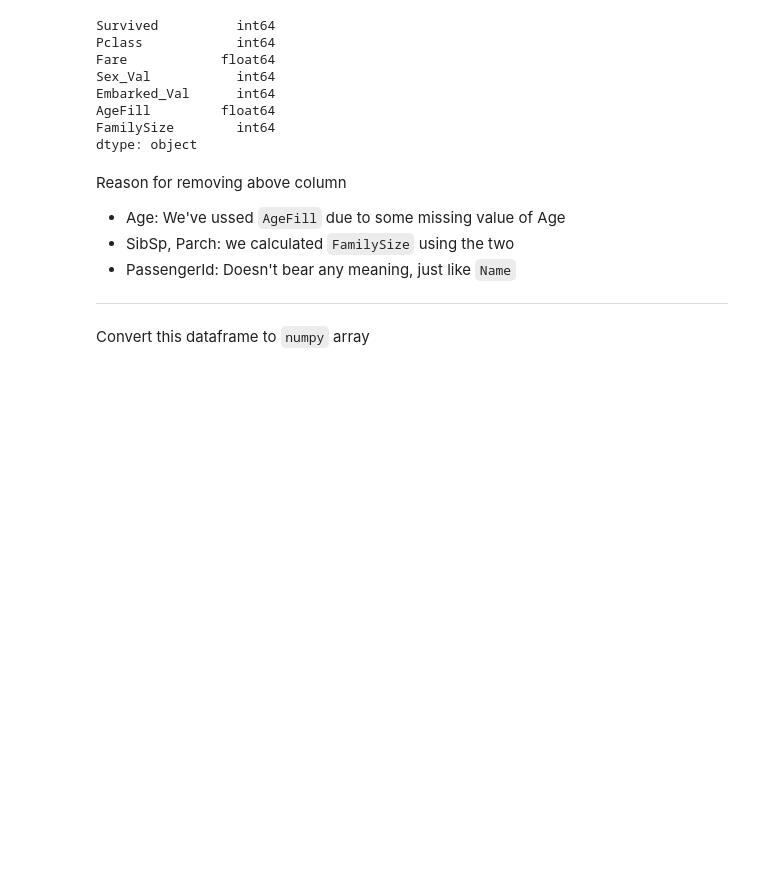
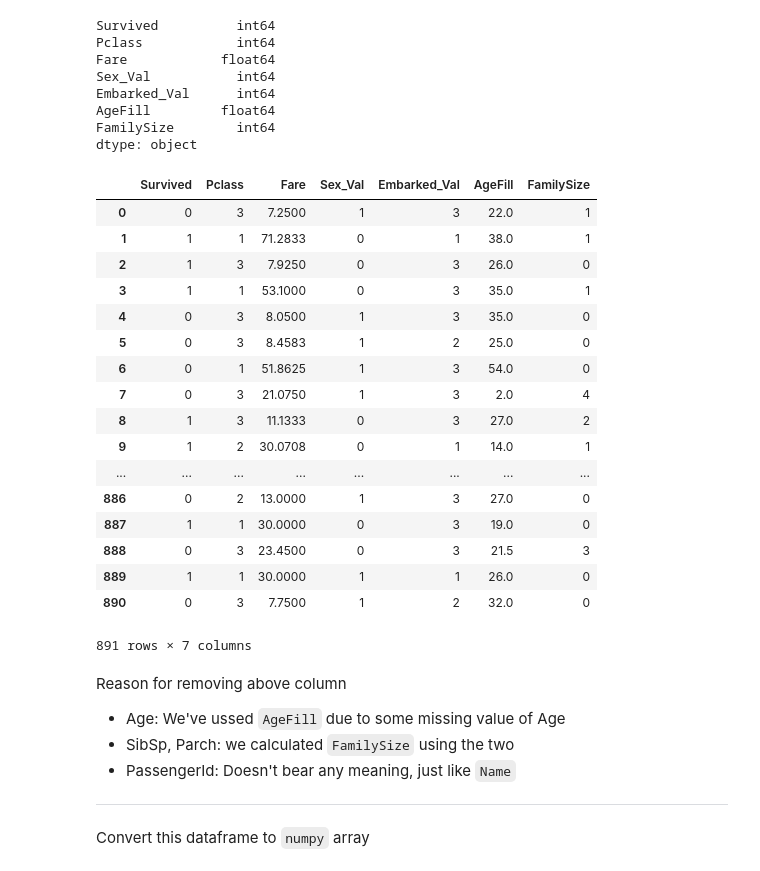
Before and after one commit to MhmdRyhn/kaggle_challenges, a Jupyter notebook: titanic/anlysis/explore.ipynb, the cells around one changed output. Saved outputs shown, nothing was run; the diff lists cells and outputs as text; code cells hidden in the pictures; blank space fills up the shorter version.

```diff
--- a/titanic/anlysis/explore.ipynb
+++ b/titanic/anlysis/explore.ipynb
@@ -568,6 +568,27 @@ Embarked_Val      int64
 AgeFill         float64
 FamilySize        int64
 dtype: object
+# %%
+df_train
+# %% [output]
+|  | Survived | Pclass | Fare | Sex_Val | Embarked_Val | AgeFill | FamilySize |
+| 0 | 0 | 3 | 7.2500 | 1 | 3 | 22.0 | 1 |
+| 1 | 1 | 1 | 71.2833 | 0 | 1 | 38.0 | 1 |
+| 2 | 1 | 3 | 7.9250 | 0 | 3 | 26.0 | 0 |
+| 3 | 1 | 1 | 53.1000 | 0 | 3 | 35.0 | 1 |
+| 4 | 0 | 3 | 8.0500 | 1 | 3 | 35.0 | 0 |
+| 5 | 0 | 3 | 8.4583 | 1 | 2 | 25.0 | 0 |
+| 6 | 0 | 1 | 51.8625 | 1 | 3 | 54.0 | 0 |
+| 7 | 0 | 3 | 21.0750 | 1 | 3 | 2.0 | 4 |
+| 8 | 1 | 3 | 11.1333 | 0 | 3 | 27.0 | 2 |
+| 9 | 1 | 2 | 30.0708 | 0 | 1 | 14.0 | 1 |
+| ... | ... | ... | ... | ... | ... | ... | ... |
+| 886 | 0 | 2 | 13.0000 | 1 | 3 | 27.0 | 0 |
+| 887 | 1 | 1 | 30.0000 | 0 | 3 | 19.0 | 0 |
+| 888 | 0 | 3 | 23.4500 | 0 | 3 | 21.5 | 3 |
+| 889 | 1 | 1 | 30.0000 | 1 | 1 | 26.0 | 0 |
+| 890 | 0 | 3 | 7.7500 | 1 | 2 | 32.0 | 0 |
+891 rows × 7 columns
 # %% [markdown]
 Reason for removing above column
 - Age: We've ussed `AgeFill` due to some missing value of Age
```
Also changed, not shown: parts of 5 cells of this notebook.
